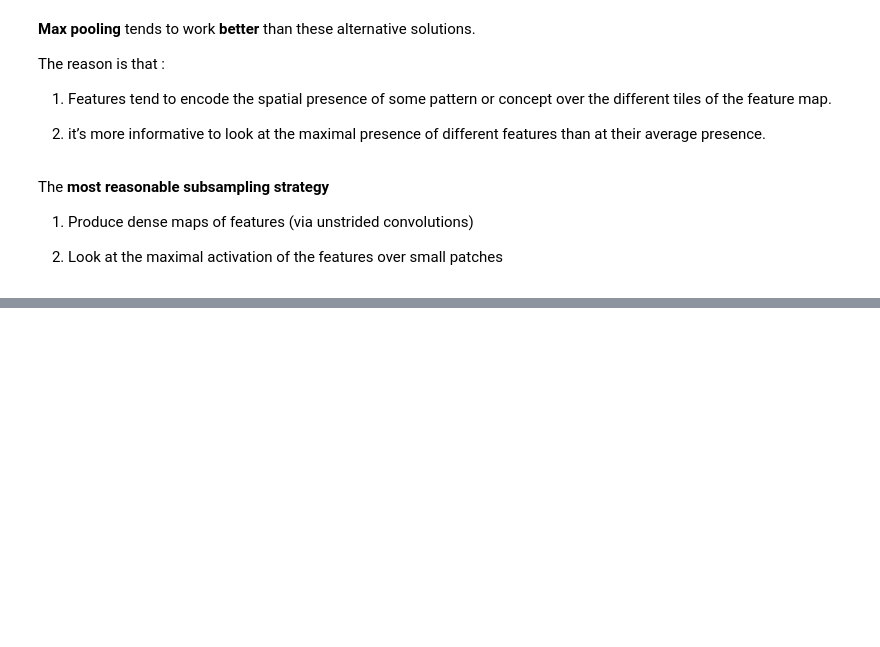
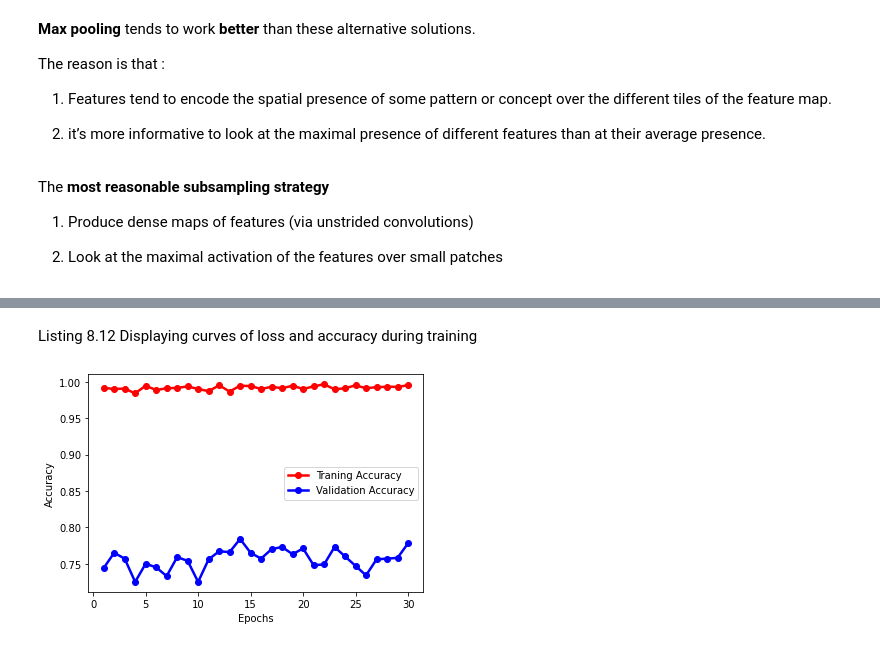
Before and after one commit to Fantasy98/Python-Machine-Learning, a Jupyter notebook: Deep_Learning_With_python/Chapter8_Introduction_to_deep_learning_for_computer_vision.ipynb, the cells around one changed output, grey strips where cells are left out. Saved outputs shown, nothing was run; the diff lists cells and outputs as text; code cells hidden in the pictures; blank space fills up the shorter version.

```diff
--- a/Deep_Learning_With_python/Chapter8_Introduction_to_deep_learning_for_computer_vision.ipynb
+++ b/Deep_Learning_With_python/Chapter8_Introduction_to_deep_learning_for_computer_vision.ipynb
@@ -377,0 +497,6 @@ The __most reasonable subsampling strategy__
+# %%
+model.compile(
+            optimizer = keras.optimizers.RMSprop(),
+            loss = keras.losses.BinaryCrossentropy(),
+            metrics = ['accuracy']
+)
@@ -377,0 +649,15 @@ The __most reasonable subsampling strategy__
+# %%
+callbacks = [
+        keras.callbacks.ModelCheckpoint(
+            filepath = "E:\\Python-Machine-Learning\\Deep_Learning_With_python\\Model_8_2\\convert_from_scratch.keras",
+            save_best_only= True,
+            monitor = 'val_loss'
+        )
+]
+# %%
+history = model.fit(
+                train_dataset,
+                epochs = 30 ,
+                validation_data = (validation_dataset),
+                callbacks = callbacks
+)
@@ -377,0 +682,21 @@ The __most reasonable subsampling strategy__
+# %% [markdown]
+Listing 8.12 Displaying curves of loss and accuracy during training
+# %%
+from matplotlib import pyplot as plt
+
+accuarcy = history.history['accuracy']
+loss = history.history['loss']
+
+val_accuarcy = history.history['val_accuracy']
+val_loss = history.history['val_loss']
+
+epochs = np.arange(1,len(loss)+1)
+# %%
+plt.plot(epochs,accuarcy,'-or',lw=2.5,label = 'Traning Accuracy')
+plt.plot(epochs,val_accuarcy,'-ob',lw=2.5,label = 'Validation Accuracy')
+plt.legend()
+plt.xlabel("Epochs")
+plt.ylabel('Accuracy')
+plt.show()
+# %% [output]
+[figure, added]
```
Also changed, not shown: parts of 131 cells of this notebook, 2 other files.
